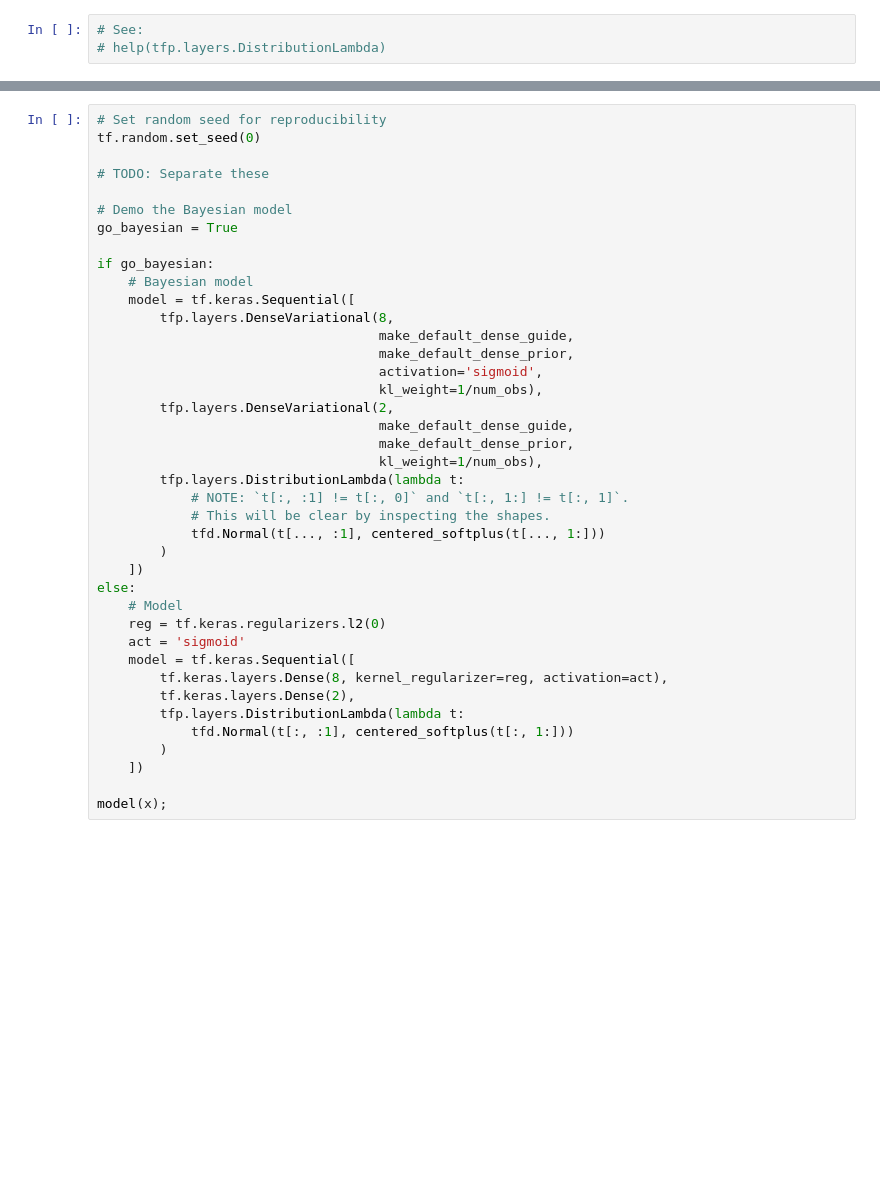
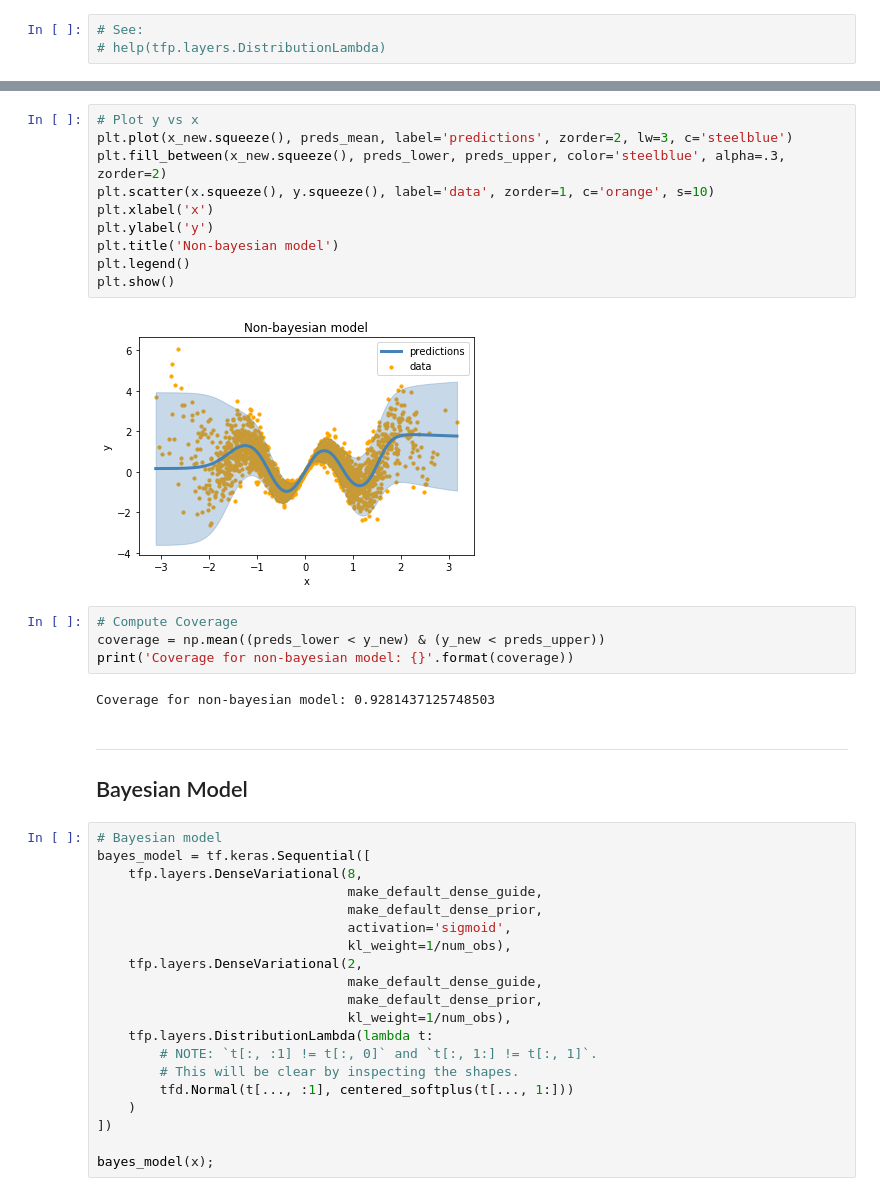
Before and after one commit to luiarthur/tfp-explore, a Jupyter notebook: src/notebooks/bayesian_neural_net.ipynb, the cells around one changed output, grey strips where cells are left out. Saved outputs shown, nothing was run; the diff lists cells and outputs as text; blank space fills up the shorter version.

```diff
--- a/src/notebooks/bayesian_neural_net.ipynb
+++ b/src/notebooks/bayesian_neural_net.ipynb
@@ -305,40 +387,42 @@ number of observations for consistency when using mini-batches.
+# %%
+# Plot y vs x
+plt.plot(x_new.squeeze(), preds_mean, label='predictions', zorder=2, lw=3, c='steelblue')
+plt.fill_between(x_new.squeeze(), preds_lower, preds_upper, color='steelblue', alpha=.3, zorder=2)
+plt.scatter(x.squeeze(), y.squeeze(), label='data', zorder=1, c='orange', s=10)
+plt.xlabel('x')
+plt.ylabel('y')
+plt.title('Non-bayesian model')
+plt.legend()
+plt.show()
+# %% [output]
+[figure, added]
+# %%
+# Compute Coverage
+coverage = np.mean((preds_lower < y_new) & (y_new < preds_upper))
+print('Coverage for non-bayesian model: {}'.format(coverage))
+# %% [output]
+Coverage for non-bayesian model: 0.9281437125748503
+# %% [markdown]
+***
+
+## Bayesian Model
 # %%
-# Set random seed for reproducibility
-tf.random.set_seed(0)
+# Bayesian model
+bayes_model = tf.keras.Sequential([
+    tfp.layers.DenseVariational(8,
+                                make_default_dense_guide,
+                                make_default_dense_prior,
+                                activation='sigmoid',
+                                kl_weight=1/num_obs),
+    tfp.layers.DenseVariational(2,
+                                make_default_dense_guide,
+                                make_default_dense_prior,
+                                kl_weight=1/num_obs),
+    tfp.layers.DistributionLambda(lambda t:
+        # NOTE: `t[:, :1] != t[:, 0]` and `t[:, 1:] != t[:, 1]`.
+        # This will be clear by inspecting the shapes.
+        tfd.Normal(t[..., :1], centered_softplus(t[..., 1:]))
+    )
+])
 
-# TODO: Separate these
-
-# Demo the Bayesian model
-go_bayesian = True
-
-if go_bayesian:
-    # Bayesian model
-    model = tf.keras.Sequential([
-        tfp.layers.DenseVariational(8,
-                                    make_default_dense_guide,
-                                    make_default_dense_prior,
-                                    activation='sigmoid',
-                                    kl_weight=1/num_obs),
-        tfp.layers.DenseVariational(2,
-                                    make_default_dense_guide,
-                                    make_default_dense_prior,
-                                    kl_weight=1/num_obs),
-        tfp.layers.DistributionLambda(lambda t:
-            # NOTE: `t[:, :1] != t[:, 0]` and `t[:, 1:] != t[:, 1]`.
-            # This will be clear by inspecting the shapes.
-            tfd.Normal(t[..., :1], centered_softplus(t[..., 1:]))
-        )
-    ])
-else:
-    # Model
-    reg = tf.keras.regularizers.l2(0)
-    act = 'sigmoid'
-    model = tf.keras.Sequential([
-        tf.keras.layers.Dense(8, kernel_regularizer=reg, activation=act),
-        tf.keras.layers.Dense(2),
-        tfp.layers.DistributionLambda(lambda t:
-            tfd.Normal(t[:, :1], centered_softplus(t[:, 1:]))
-        )
-    ])
-
-model(x);
+bayes_model(x);
```
Also changed, not shown: parts of 25 cells of this notebook.
